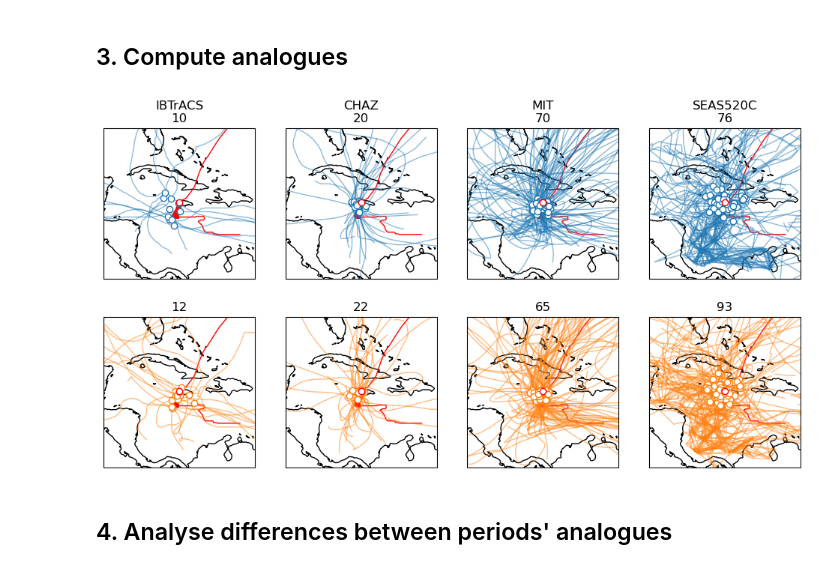
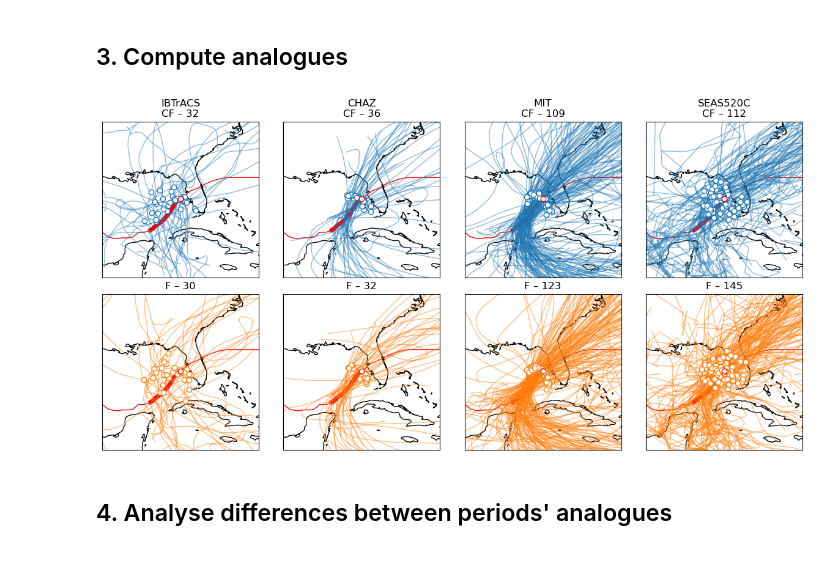
Before and after one commit to stella-bourdin/tc-track-analogues, a Jupyter notebook: notebooks/workflow.ipynb, the cells around one changed output. Cells and saved outputs as stored; diff of their text form; code cells hidden in the pictures.

```diff
--- a/notebooks/workflow.ipynb
+++ b/notebooks/workflow.ipynb
@@ -27,8 +27,8 @@ pal = {"CF":color_cf, "F": color_f}
 # %% [markdown]
 ## 1. Define the target
 # %%
-NAME, SEASON, BASIN = "MELISSA", 2025, "NA"
-LANDFALL_TIME = "2025-10-28T18:00:00"
+NAME, SEASON, BASIN = "MILTON", 2024, "NA"
+LANDFALL_TIME = "2024-10-09T21:00:00" #"2025-10-28T18:00:00"
 TIME_WINDOW = 24 # in hours
 # %%
 # Identify target case's track in IBTrACS
@@ -75,14 +75,13 @@ parameters = pd.DataFrame({
 # %%
 # Compute distance to target event
 for c in tqdm(catalogues):
-    catalogues[c]["dist2target"] = tca.add_dist_from_target_landfall(catalogues[c], landfall.lon.values, landfall.lat.values)
+    if "dist2target" not in list(catalogues[c].variables.keys()):
+        catalogues[c]["dist2target"] = tca.add_dist_from_target_landfall(catalogues[c], landfall.lon.values, landfall.lat.values)
 # Compute analogues
-analogues = {c: tca.find_analogues(target_window, catalogues[c], exclusion_dist = parameters.exclusion_dist.loc[c], d_max = parameters.d_max.loc[c]) for c in tqdm(catalogues)}
-# Separate between factual and counter-factual
-analogues = tca.flag_periods(analogues, parameters)
+analogues = {c: tca.find_analogues(target_window, catalogues[c], parameters.loc[c]) for c in tqdm(catalogues)}
 # Visualise
-tca.plot_analogues(analogues, catalogues, target, target_window, landfall, color_cf, color_f)
+_ = tca.plot_analogues(analogues, catalogues, target, target_window, landfall, color_cf, color_f)
 # %% [output]
-[figure, old version]
+[figure, new version]
 # %% [markdown]
 ## 4. Analyse differences between periods' analogues
```
Also changed, not shown: parts of 11 cells of this notebook, 1 other file.
